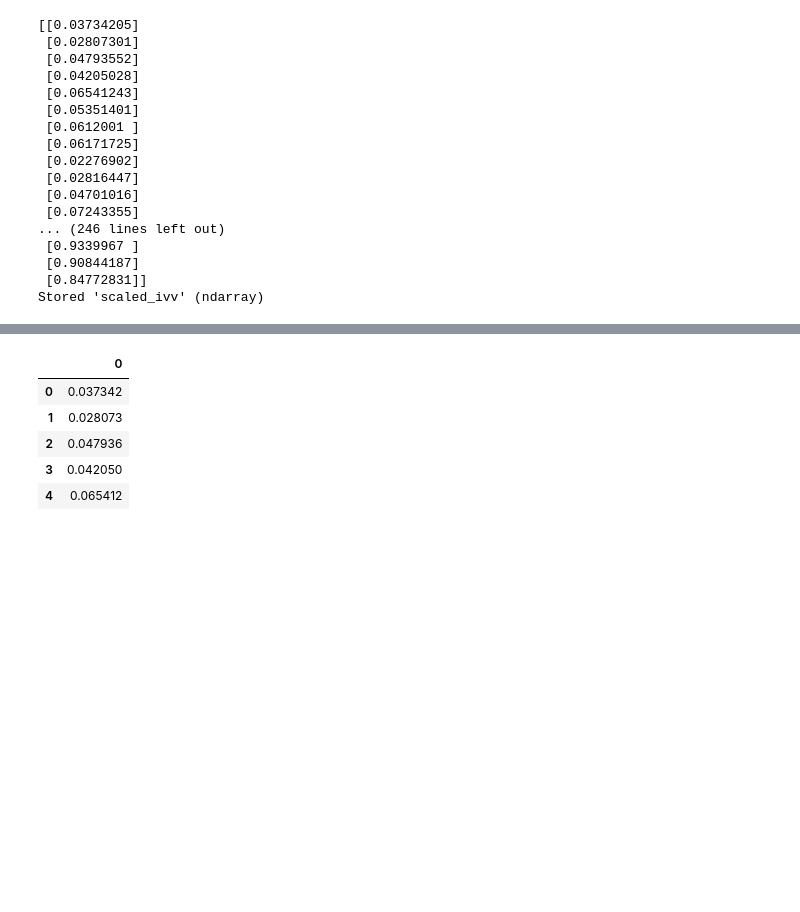
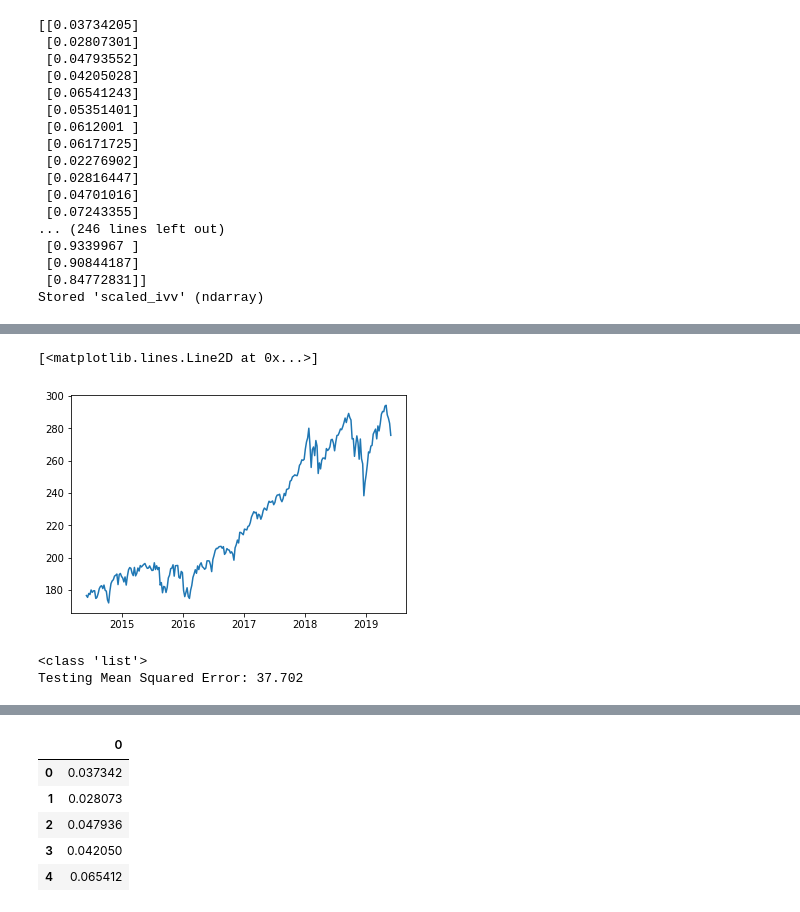
Before and after one commit to fiona-liyc/Deep-Portfolio, a Jupyter notebook: ! Dissertation/*Asset_Allocation_new/*ARIMA prediction IVV-new.ipynb, the cells around one changed output, grey strips where cells are left out. Saved outputs shown, nothing was run; the diff lists cells and outputs as text; code cells hidden in the pictures; blank space fills up the shorter version.

```diff
--- a/! Dissertation/*Asset_Allocation_new/*ARIMA prediction IVV-new.ipynb
+++ b/! Dissertation/*Asset_Allocation_new/*ARIMA prediction IVV-new.ipynb
@@ -100,0 +136,24 @@ scaled_ivv_df = pd.DataFrame(scaled_ivv)
+# %%
+plt.plot(data_ivv_df)
+# %% [output]
+[<matplotlib.lines.Line2D at 0x...>]
+[figure, added]
+# %%
+train_ar = train_data['IVV adjusted close'].values
+test_ar = test_data['IVV adjusted close'].values
+history = [x for x in train_ar]
+print(type(history))
+predictions = list()
+for t in range(len(test_ar)):
+    model = ARIMA(history, order=(5,1,0))
+    model_fit = model.fit(disp=0)
+    output = model_fit.forecast()
+    yhat = output[0]
+    predictions.append(yhat)
+    obs = test_ar[t]
+    history.append(obs)
+error = mean_squared_error(test_ar, predictions)
+print('Testing Mean Squared Error: %.3f' % error)
+# %% [output]
+<class 'list'>
+Testing Mean Squared Error: 37.702
```
Also changed, not shown: parts of 18 cells of this notebook, 1 other file.
